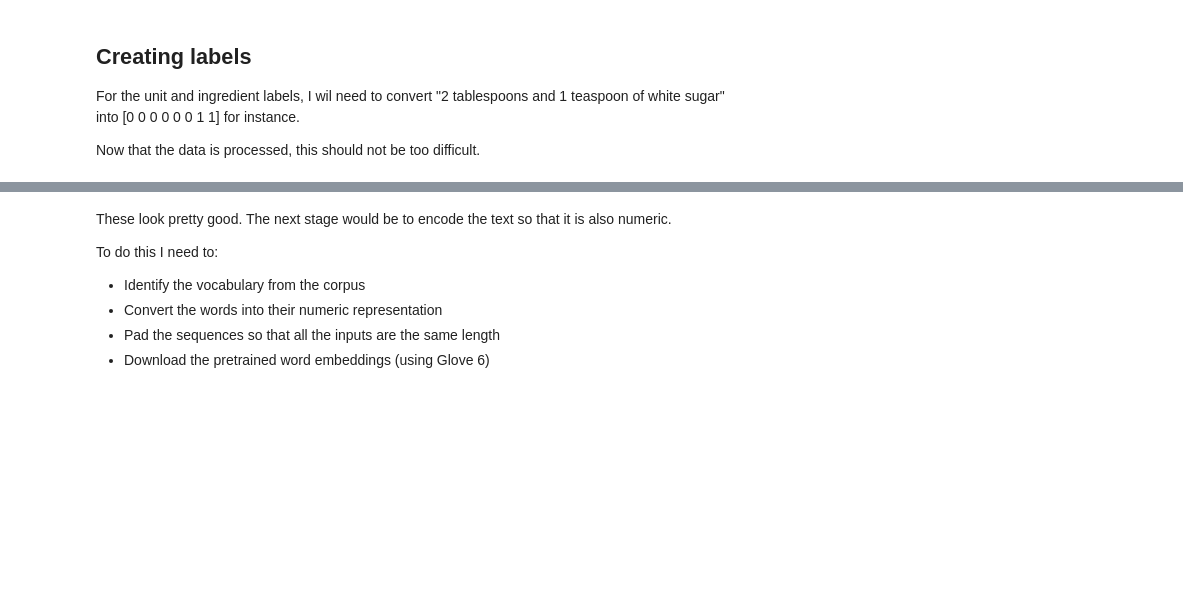
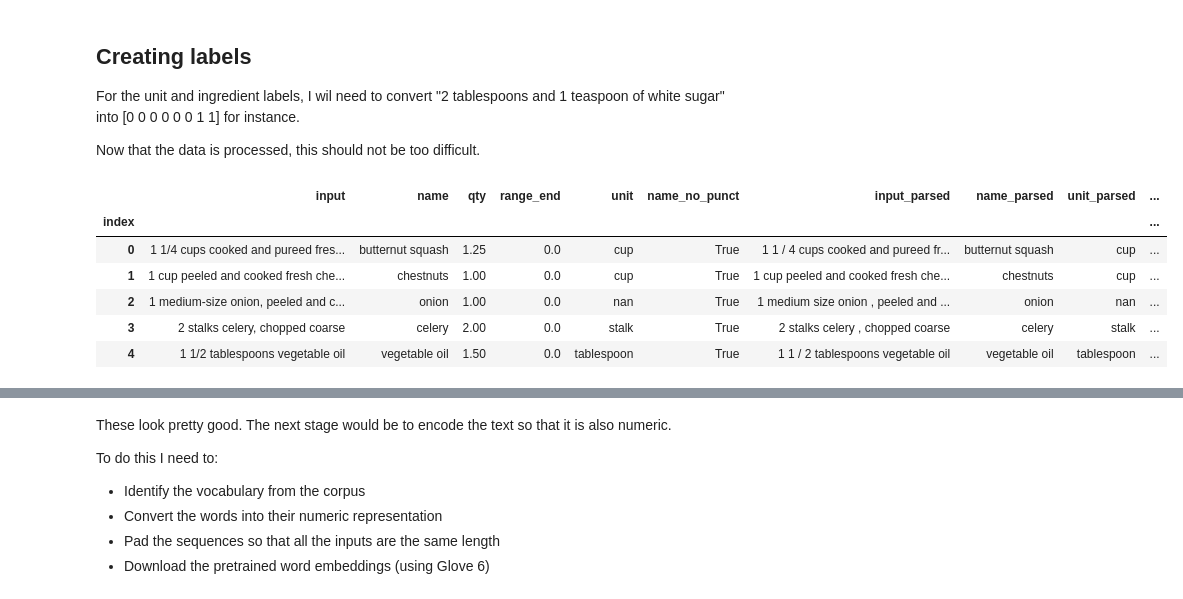
Before and after one commit to whitew1994WW/PyIng, a Jupyter notebook: explore_data.ipynb, the cells around one changed output, grey strips where cells are left out. Drawn from its saved outputs; the diff is of its cells as text; code cells hidden in the pictures; blank space fills up the shorter version.

```diff
--- a/explore_data.ipynb
+++ b/explore_data.ipynb
@@ -233,35 +233,46 @@ Now that the data is processed, this should not be too difficult.
 # %%
 # Convert a string of multiple words into a binary array with 1 for each word in
 # Match is and 0 where any other words are.
 def create_label(inp, match):
     match_regexp = f"{match}\w*"
     match_num_words = len(match.split(" "))
     match_replaced = re.sub(match_regexp, " MATCH ", inp)
     match_replaced = re.sub("\s+", " " ,match_replaced)
     match_replaced = re.sub("(\s$)|(^\s)", "", match_replaced)
     word_array = match_replaced.split(" ")
     label = []
     for word in word_array:
         if word == "MATCH":
             label.extend([1]*match_num_words)
         else:
             label.append(0)
     return label
 
 ing_df["name_label"] = ing_df.apply(lambda x: create_label(x['input_parsed'], x['name_parsed']), axis=1)
 ing_df["unit_label"] = ing_df.apply(lambda x: create_label(x['input_parsed'], x['unit_parsed']), axis=1)
 
-# In addition to the current labels, I also want the model to predict some useful information about the input
-ing_df["name_len"] = ing_df.apply(lambda x: sum(x['name_label']), axis=1)
-ing_df["unit_len"] = ing_df.apply(lambda x: sum(x['unit_label']), axis=1)
-ing_df["qty_integer"] = ing_df.apply(lambda x: 1 if x.qty.is_integer() else 0, axis=1)
+# column indicating if the quantity is an integer
+ing_df["qty_integer"] = ing_df.apply(lambda x: True if float(x.qty).is_integer() else False, axis=1)
 
-def one_hot(i):
-    output = (i+1)*[0]
+# Column to hold the number of decimal places of the qty column
+ing_df["qty_decimal"] = ing_df.apply(lambda x: len(str(x["qty"]).split(".")[1]), axis=1)
+
+ing_df.loc[ing_df["qty_integer"], "qty_decimal"] = 0
+
+def one_hot(i, l):
+    output = np.zeros(l)
     output[i] = 1
-    return np.asarray(output)
+    return output
 
-# One hot encode the name and unit length
-ing_df["name_len_oh"] = ing_df.apply(lambda x: one_hot(x["name_len"]), axis=1)
-ing_df["unit_len_oh"] = ing_df.apply(lambda x: one_hot(x["name_len"]), axis=1)
+ing_df["qty_decimal_oh"] = ing_df.apply(lambda x: one_hot(x.qty_decimal, 3), axis=1)
+ing_df["qty"] = ing_df["qty"].astype(float)
+ing_df.head()
+# %% [output]
+|  | input | name | qty | range_end | unit | name_no_punct | input_parsed | name_parsed | unit_parsed | ... |
+| index |  |  |  |  |  |  |  |  |  | ... |
+| 0 | 1 1/4 cups cooked and pureed fres... | butternut squash | 1.25 | 0.0 | cup | True | 1 1 / 4 cups cooked and pureed fr... | butternut squash | cup | ... |
+| 1 | 1 cup peeled and cooked fresh che... | chestnuts | 1.00 | 0.0 | cup | True | 1 cup peeled and cooked fresh che... | chestnuts | cup | ... |
+| 2 | 1 medium-size onion, peeled and c... | onion | 1.00 | 0.0 | nan | True | 1 medium size onion , peeled and ... | onion | nan | ... |
+| 3 | 2 stalks celery, chopped coarse | celery | 2.00 | 0.0 | stalk | True | 2 stalks celery , chopped coarse | celery | stalk | ... |
+| 4 | 1 1/2 tablespoons vegetable oil | vegetable oil | 1.50 | 0.0 | tablespoon | True | 1 1 / 2 tablespoons vegetable oil | vegetable oil | tablespoon | ... |
 # %%
```
Also changed, not shown: parts of 27 cells of this notebook.
